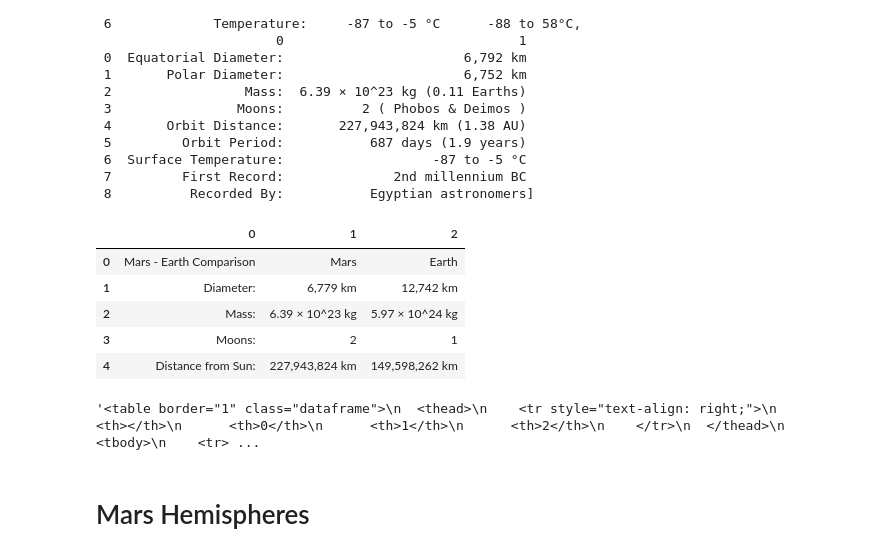
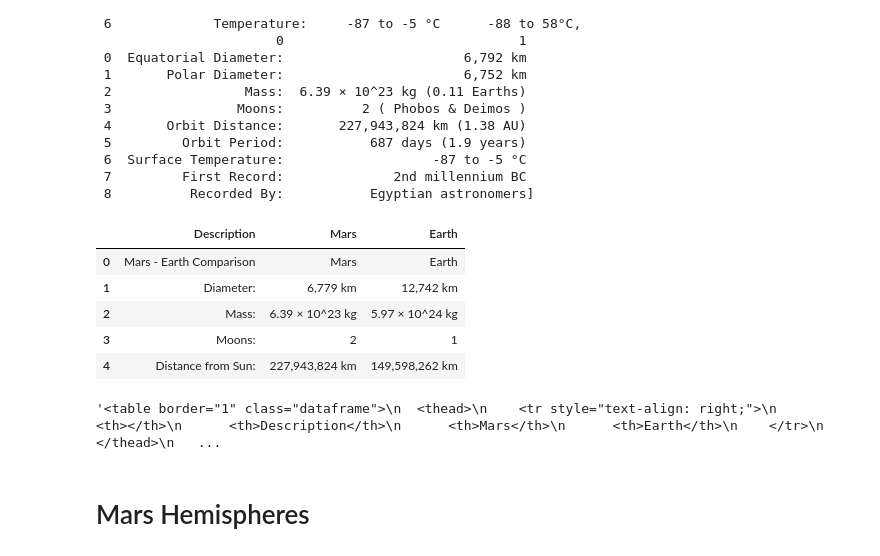
Before and after one commit to JCat3/web-scraping, a Jupyter notebook: Missions_to_Mars/mission_to_mars.ipynb, the cells around one changed output. Drawn from its saved outputs; the diff is of its cells as text; code cells hidden in the pictures.

```diff
--- a/Missions_to_Mars/mission_to_mars.ipynb
+++ b/Missions_to_Mars/mission_to_mars.ipynb
@@ -152,9 +152,11 @@ mars_tables
 # %%
 #convert table to df
 mars_df = mars_tables[0]
+mars_df.columns = ["Description", "Mars", "Earth"]
+mars_df.set_index(["Description"])
 mars_df.head()
 # %% [output]
-|  | 0 | 1 | 2 |
+|  | Description | Mars | Earth |
 | 0 | Mars - Earth Comparison | Mars | Earth |
 | 1 | Diameter: | 6,779 km | 12,742 km |
 | 2 | Mass: | 6.39 × 10^23 kg | 5.97 × 10^24 kg |
@@ -165,7 +167,7 @@ mars_df.head()
 html_mars = mars_df.to_html()
 html_mars
 # %% [output]
-'<table border="1" class="dataframe">\n  <thead>\n    <tr style="text-align: right;">\n      <th></th>\n      <th>0</th>\n      <th>1</th>\n      <th>2</th>\n    </tr>\n  </thead>\n  <tbody>\n    <tr> ...
+'<table border="1" class="dataframe">\n  <thead>\n    <tr style="text-align: right;">\n      <th></th>\n      <th>Description</th>\n      <th>Mars</th>\n      <th>Earth</th>\n    </tr>\n  </thead>\n   ...
 # %% [markdown]
 # Mars Hemispheres
 # %%
```
Also changed, not shown: parts of 10 cells of this notebook, 3 other files.
